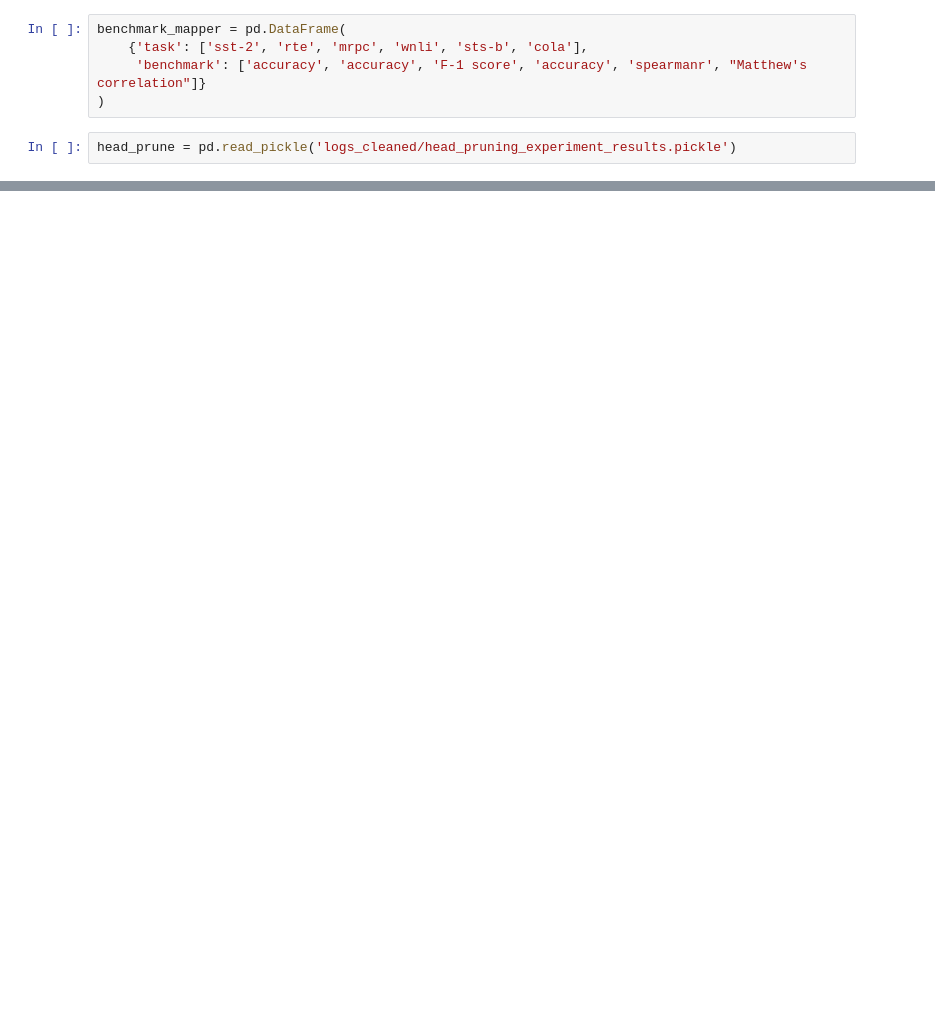
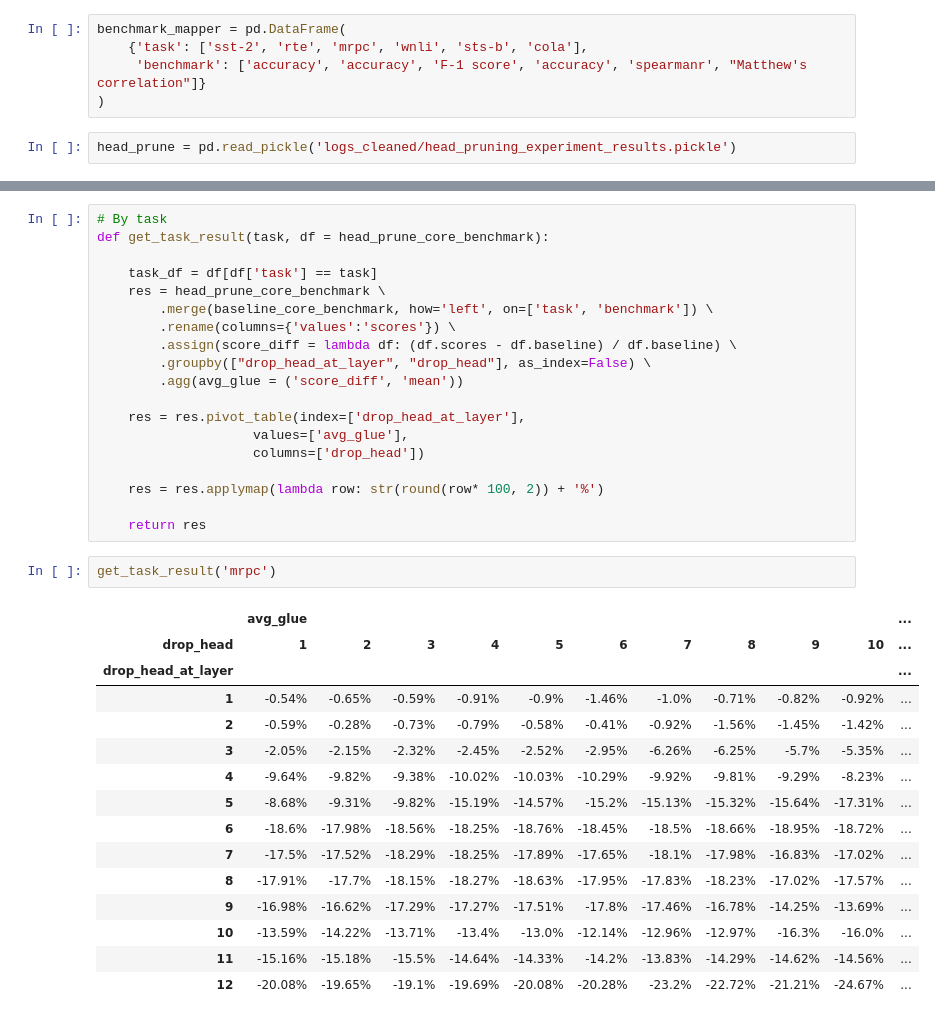
Before and after one commit to hannawong/Bert_compression, a Jupyter notebook: logs/result_cleaning.ipynb, the cells around one changed output, grey strips where cells are left out. Saved outputs shown, nothing was run; the diff lists cells and outputs as text; blank space fills up the shorter version.

```diff
--- a/logs/result_cleaning.ipynb
+++ b/logs/result_cleaning.ipynb
@@ -177,0 +232,37 @@ head_prune.merge(benchmark_mapper, how='inner', on='task') \
+# %%
+# By task
+def get_task_result(task, df = head_prune_core_benchmark):
+
+    task_df = df[df['task'] == task]
+    res = head_prune_core_benchmark \
+        .merge(baseline_core_benchmark, how='left', on=['task', 'benchmark']) \
+        .rename(columns={'values':'scores'}) \
+        .assign(score_diff = lambda df: (df.scores - df.baseline) / df.baseline) \
+        .groupby(["drop_head_at_layer", "drop_head"], as_index=False) \
+        .agg(avg_glue = ('score_diff', 'mean'))
+
+    res = res.pivot_table(index=['drop_head_at_layer'],
+                    values=['avg_glue'],
+                    columns=['drop_head'])
+
+    res = res.applymap(lambda row: str(round(row* 100, 2)) + '%')
+
+    return res
+# %%
+get_task_result('mrpc')
+# %% [output]
+|  | avg_glue |  |  |  |  |  |  |  |  |  | ... |
+| drop_head | 1 | 2 | 3 | 4 | 5 | 6 | 7 | 8 | 9 | 10 | ... |
+| drop_head_at_layer |  |  |  |  |  |  |  |  |  |  | ... |
+| 1 | -0.54% | -0.65% | -0.59% | -0.91% | -0.9% | -1.46% | -1.0% | -0.71% | -0.82% | -0.92% | ... |
+| 2 | -0.59% | -0.28% | -0.73% | -0.79% | -0.58% | -0.41% | -0.92% | -1.56% | -1.45% | -1.42% | ... |
+| 3 | -2.05% | -2.15% | -2.32% | -2.45% | -2.52% | -2.95% | -6.26% | -6.25% | -5.7% | -5.35% | ... |
+| 4 | -9.64% | -9.82% | -9.38% | -10.02% | -10.03% | -10.29% | -9.92% | -9.81% | -9.29% | -8.23% | ... |
+| 5 | -8.68% | -9.31% | -9.82% | -15.19% | -14.57% | -15.2% | -15.13% | -15.32% | -15.64% | -17.31% | ... |
+| 6 | -18.6% | -17.98% | -18.56% | -18.25% | -18.76% | -18.45% | -18.5% | -18.66% | -18.95% | -18.72% | ... |
+| 7 | -17.5% | -17.52% | -18.29% | -18.25% | -17.89% | -17.65% | -18.1% | -17.98% | -16.83% | -17.02% | ... |
+| 8 | -17.91% | -17.7% | -18.15% | -18.27% | -18.63% | -17.95% | -17.83% | -18.23% | -17.02% | -17.57% | ... |
+| 9 | -16.98% | -16.62% | -17.29% | -17.27% | -17.51% | -17.8% | -17.46% | -16.78% | -14.25% | -13.69% | ... |
+| 10 | -13.59% | -14.22% | -13.71% | -13.4% | -13.0% | -12.14% | -12.96% | -12.97% | -16.3% | -16.0% | ... |
+| 11 | -15.16% | -15.18% | -15.5% | -14.64% | -14.33% | -14.2% | -13.83% | -14.29% | -14.62% | -14.56% | ... |
+| 12 | -20.08% | -19.65% | -19.1% | -19.69% | -20.08% | -20.28% | -23.2% | -22.72% | -21.21% | -24.67% | ... |
```
Also changed, not shown: parts of 26 cells of this notebook, 9 other files.
